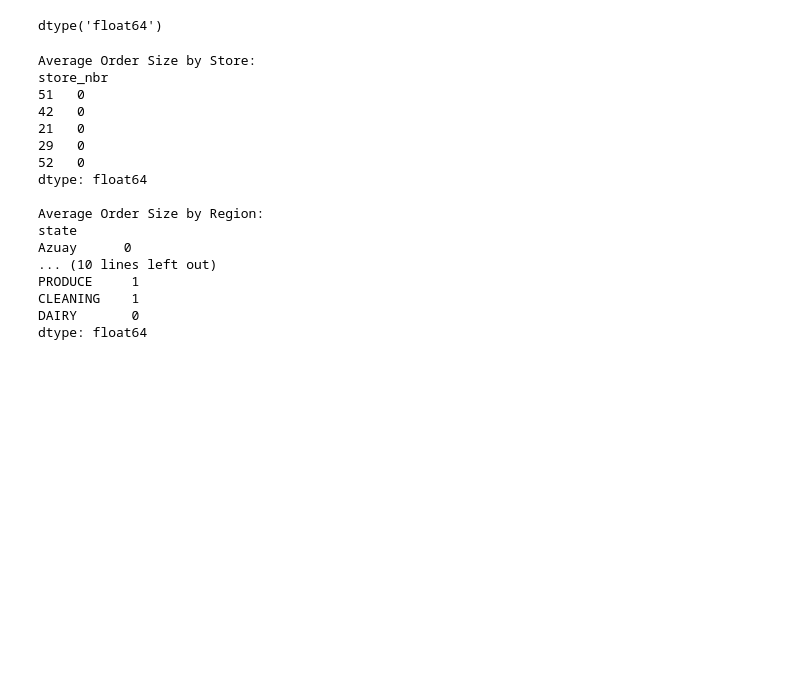
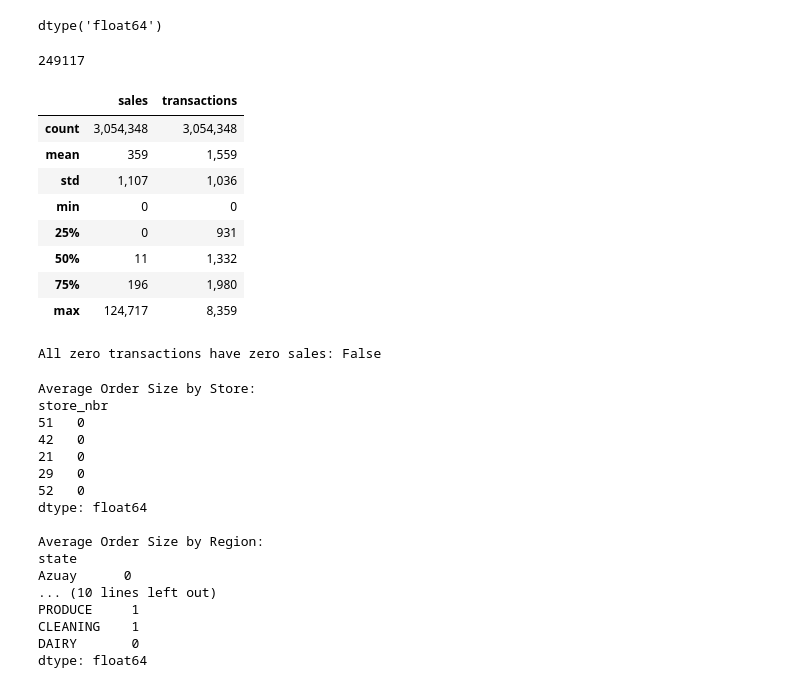
Before and after one commit to Seif-Eldin-Omar/sales-forecasting-optimization, a Jupyter notebook: notebooks/analysis_demo.ipynb, the cells around one changed output. Saved outputs shown, nothing was run; the diff lists cells and outputs as text; code cells hidden in the pictures; blank space fills up the shorter version.

```diff
--- a/notebooks/analysis_demo.ipynb
+++ b/notebooks/analysis_demo.ipynb
@@ -150,4 +150,29 @@ This analysis can help identify key areas for growth and focus, particularly in
 df['transactions'].dtype
 # %% [output]
 dtype('float64')
+# %%
+print((df['transactions'] == 0).sum())
+# %% [output]
+249117
+# %%
+df[['sales', 'transactions']].describe()
+# %% [output]
+|  | sales | transactions |
+| count | 3,054,348 | 3,054,348 |
+| mean | 359 | 1,559 |
+| std | 1,107 | 1,036 |
+| min | 0 | 0 |
+| 25% | 0 | 931 |
+| 50% | 11 | 1,332 |
+| 75% | 196 | 1,980 |
+| max | 124,717 | 8,359 |
+# %%
+zero_transactions = df[df['transactions'] == 0]
+zero_sales_with_zero_transactions = zero_transactions[zero_transactions['sales'] == 0]
+
+# Check if all zero transactions have zero sales
+all_match = len(zero_transactions) == len(zero_sales_with_zero_transactions)
+print("All zero transactions have zero sales:", all_match)
+# %% [output]
+All zero transactions have zero sales: False
 # %%
```
Also changed, not shown: parts of 46 cells of this notebook.
